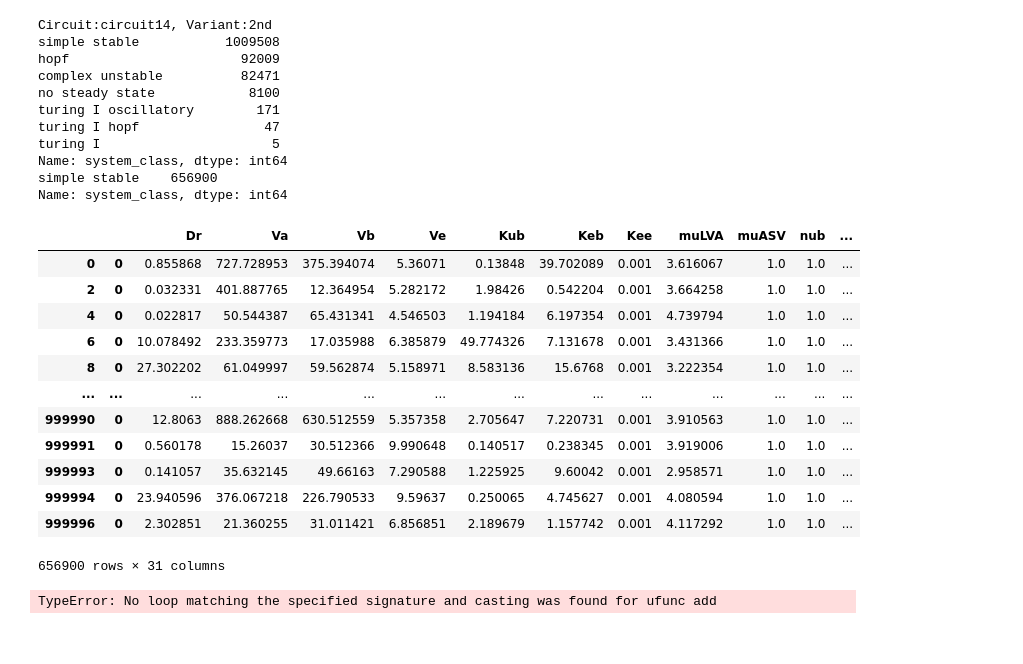
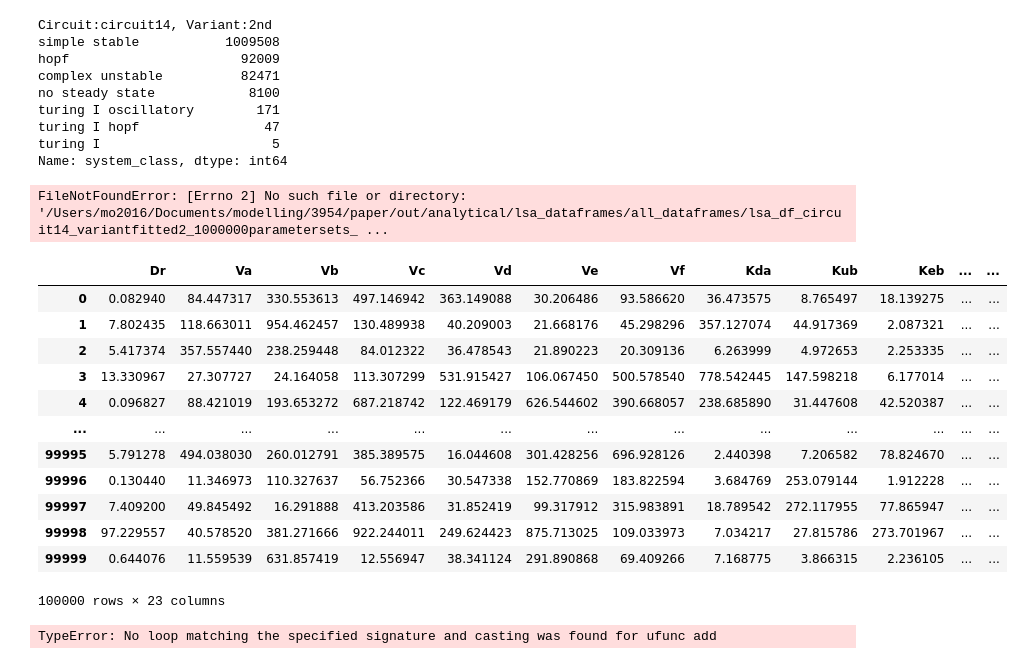
Before and after one commit to martinaoliver/modelling, a Jupyter notebook: 3954/paper/src/analytical/lsa/analyse/paramDistributions.ipynb, the cells around one changed output. Saved outputs shown, nothing was run; the diff lists cells and outputs as text; code cells hidden in the pictures.

```diff
--- a/3954/paper/src/analytical/lsa/analyse/paramDistributions.ipynb
+++ b/3954/paper/src/analytical/lsa/analyse/paramDistributions.ipynb
@@ -24,7 +23,7 @@ variant='2nd'
 n_param_sets = 1000000
 
 print(f'Circuit:{circuit_n}, Variant:{variant}')
-# lhs_df = pickle.load( open(modellingpath + '/3954/paper/input/lhs_parameterfiles/df_%s_variant%s_%rparametersets.pkl'%(circuit_n,variant,100000), "rb"))
+lhs_df = pickle.load( open(modellingpath + '/3954/paper/input/lhs_parameterfiles/df_%s_variant%s_%rparametersets.pkl'%(circuit_n,variant,100000), "rb"))
 # lhs_df = pickle.load( open(modellingpath + '/3954/paper/input/lhs_parameterfiles/df_circuit14_variant2nd_100000parametersets', 'rb'))
 
 balanced_lsa_df= pickle.load( open(modellingpath + '/3954/paper/out/analytical/lsa_dataframes/all_dataframes/lsa_df_%s_variant%s_%rparametersets_balanced.pkl'%(circuit_n,variant,n_param_sets), "rb"))
@@ -46,24 +45,23 @@ turing I oscillatory        171
 turing I hopf                47
 turing I                      5
 Name: system_class, dtype: int64
-simple stable    656900
-Name: system_class, dtype: int64
+FileNotFoundError: [Errno 2] No such file or directory: '/Users/mo2016/Documents/modelling/3954/paper/out/analytical/lsa_dataframes/all_dataframes/lsa_df_circuit14_variantfitted2_1000000parametersets_ ...
-# %%
-fitDf
-# %% [output]
-|  |  | Dr | Va | Vb | Ve | Kub | Keb | Kee | muLVA | muASV | nub | ... |
-| 0 | 0 | 0.855868 | 727.728953 | 375.394074 | 5.36071 | 0.13848 | 39.702089 | 0.001 | 3.616067 | 1.0 | 1.0 | ... |
-| 2 | 0 | 0.032331 | 401.887765 | 12.364954 | 5.282172 | 1.98426 | 0.542204 | 0.001 | 3.664258 | 1.0 | 1.0 | ... |
-| 4 | 0 | 0.022817 | 50.544387 | 65.431341 | 4.546503 | 1.194184 | 6.197354 | 0.001 | 4.739794 | 1.0 | 1.0 | ... |
-| 6 | 0 | 10.078492 | 233.359773 | 17.035988 | 6.385879 | 49.774326 | 7.131678 | 0.001 | 3.431366 | 1.0 | 1.0 | ... |
-| 8 | 0 | 27.302202 | 61.049997 | 59.562874 | 5.158971 | 8.583136 | 15.6768 | 0.001 | 3.222354 | 1.0 | 1.0 | ... |
-| ... | ... | ... | ... | ... | ... | ... | ... | ... | ... | ... | ... | ... |
-| 999990 | 0 | 12.8063 | 888.262668 | 630.512559 | 5.357358 | 2.705647 | 7.220731 | 0.001 | 3.910563 | 1.0 | 1.0 | ... |
-| 999991 | 0 | 0.560178 | 15.26037 | 30.512366 | 9.990648 | 0.140517 | 0.238345 | 0.001 | 3.919006 | 1.0 | 1.0 | ... |
-| 999993 | 0 | 0.141057 | 35.632145 | 49.66163 | 7.290588 | 1.225925 | 9.60042 | 0.001 | 2.958571 | 1.0 | 1.0 | ... |
-| 999994 | 0 | 23.940596 | 376.067218 | 226.790533 | 9.59637 | 0.250065 | 4.745627 | 0.001 | 4.080594 | 1.0 | 1.0 | ... |
-| 999996 | 0 | 2.302851 | 21.360255 | 31.011421 | 6.856851 | 2.189679 | 1.157742 | 0.001 | 4.117292 | 1.0 | 1.0 | ... |
-656900 rows × 31 columns
+# %%
+lhs_df
+# %% [output]
+|  | Dr | Va | Vb | Vc | Vd | Ve | Vf | Kda | Kub | Keb | ... | ... |
+| 0 | 0.082940 | 84.447317 | 330.553613 | 497.146942 | 363.149088 | 30.206486 | 93.586620 | 36.473575 | 8.765497 | 18.139275 | ... | ... |
+| 1 | 7.802435 | 118.663011 | 954.462457 | 130.489938 | 40.209003 | 21.668176 | 45.298296 | 357.127074 | 44.917369 | 2.087321 | ... | ... |
+| 2 | 5.417374 | 357.557440 | 238.259448 | 84.012322 | 36.478543 | 21.890223 | 20.309136 | 6.263999 | 4.972653 | 2.253335 | ... | ... |
+| 3 | 13.330967 | 27.307727 | 24.164058 | 113.307299 | 531.915427 | 106.067450 | 500.578540 | 778.542445 | 147.598218 | 6.177014 | ... | ... |
+| 4 | 0.096827 | 88.421019 | 193.653272 | 687.218742 | 122.469179 | 626.544602 | 390.668057 | 238.685890 | 31.447608 | 42.520387 | ... | ... |
+| ... | ... | ... | ... | ... | ... | ... | ... | ... | ... | ... | ... | ... |
+| 99995 | 5.791278 | 494.038030 | 260.012791 | 385.389575 | 16.044608 | 301.428256 | 696.928126 | 2.440398 | 7.206582 | 78.824670 | ... | ... |
+| 99996 | 0.130440 | 11.346973 | 110.327637 | 56.752366 | 30.547338 | 152.770869 | 183.822594 | 3.684769 | 253.079144 | 1.912228 | ... | ... |
+| 99997 | 7.409200 | 49.845492 | 16.291888 | 413.203586 | 31.852419 | 99.317912 | 315.983891 | 18.789542 | 272.117955 | 77.865947 | ... | ... |
+| 99998 | 97.229557 | 40.578520 | 381.271666 | 922.244011 | 249.624423 | 875.713025 | 109.033973 | 7.034217 | 27.815786 | 273.701967 | ... | ... |
+| 99999 | 0.644076 | 11.559539 | 631.857419 | 12.556947 | 38.341124 | 291.890868 | 69.409266 | 7.168775 | 3.866315 | 2.236105 | ... | ... |
+100000 rows × 23 columns
 # %%
 # %% [output]
 TypeError: No loop matching the specified signature and casting was found for ufunc add
```
Also changed, not shown: parts of 1 cell of this notebook, 3 other files.
